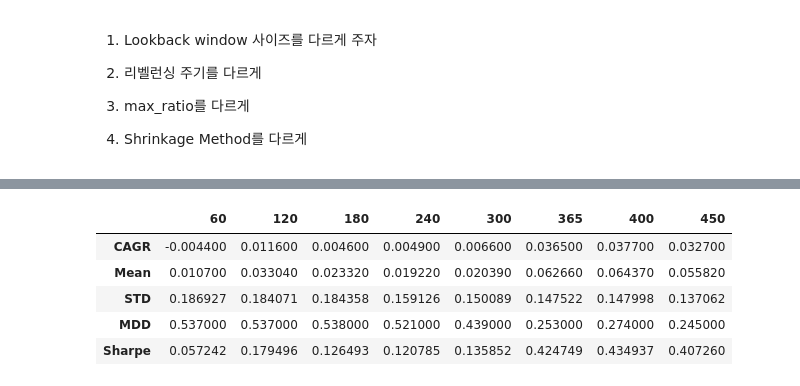
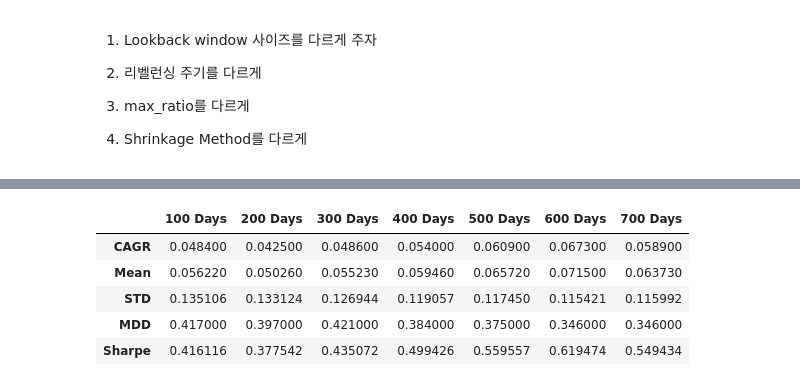
Before and after one commit to Je-Hyeon/Portfolio-Optimization-2023-FR-Project-, a Jupyter notebook: optimize_pf_etf.ipynb, the cells around one changed output, grey strips where cells are left out. Cells and saved outputs as stored; diff of their text form; code cells hidden in the pictures.

```diff
--- a/optimize_pf_etf.ipynb
+++ b/optimize_pf_etf.ipynb
@@ -40,6 +48,7 @@ rtn
 # %%
 # Ray를 사용하기 위해 Ray데이터 생성
-rtn_ray = ray.put(rtn)
+#rtn_ray = ray.put(rtn)
+rtn_ray = ray.put(rtn_drop)
 # %%
 # S&P500 마켓 데이터 (결과 비교를 위해)
 spx = pd.read_csv("Data/spx_hist.csv",
@@ -55,8 +64,9 @@ problem = [pd.Timestamp('2021-07-03 00:00:00'),
 
 spx = spx.drop(problem)
 # %%
-look_back_list = [60, 120, 180, 240, 300, 365, 400, 450]
-look_back_list2 = [90, 110, 130, 150, 170]
-args_lst = [0.1, 1, 3, 5, 10, 20]
+look_back_list = [100, 200, 300, 400, 500, 600, 700]
+#look_back_list2 = [90, 110, 130, 150, 170]
+#args_lst = [0.1, 1, 3, 5, 10, 20]
+l_list = [0, 0.05, 0.1]
 # %%
 for_loop = look_back_list
@@ -67,12 +81,12 @@ futures = [run_optimizer.remote(obj_function=obj_sharpe,
                                 spx_mask="None",
                                 start_year="2008",
                                 end_year="2023",
-                                rebalancing="Q",
+                                rebalancing="M",
                                 look_back_size=arg,
-                                max_ratio=1,
-                                min_ratio=0.05,
+                                max_ratio=0.3,
+                                min_ratio=0,
                                 shrinkage_method="None",
-                                arg=0.5)  for arg in for_loop]
+                                arg=0.5)  for arg in look_back_list]
 result = ray.get(futures)
 # %%
 result_dict = {}
@@ -80,7 +94,7 @@ weight_dict = {}
 
 for i, arg in enumerate(for_loop):
     rt, weig = simulate_strategy(result[i], rtn, fee_rate=0.0015)
-    result_dict[f"Minimun Variance Portfolio / Look Back {arg} days"] = rt
+    result_dict[f"{arg} Days"] = rt
     weight_dict[str(arg)] = weig
 # %%
 draw_return_result(result_dict,
@@ -91,13 +105,13 @@ draw_return_result(result_dict,
 # %%
 stats = print_statistics(result_dict)
-stats.columns = [f"{day}" for day in for_loop]
+stats.columns = [f"{day} Days" for day in for_loop]
 stats
 # %% [output]
-|  | 60 | 120 | 180 | 240 | 300 | 365 | 400 | 450 |
-| CAGR | -0.004400 | 0.011600 | 0.004600 | 0.004900 | 0.006600 | 0.036500 | 0.037700 | 0.032700 |
-| Mean | 0.010700 | 0.033040 | 0.023320 | 0.019220 | 0.020390 | 0.062660 | 0.064370 | 0.055820 |
-| STD | 0.186927 | 0.184071 | 0.184358 | 0.159126 | 0.150089 | 0.147522 | 0.147998 | 0.137062 |
-| MDD | 0.537000 | 0.537000 | 0.538000 | 0.521000 | 0.439000 | 0.253000 | 0.274000 | 0.245000 |
-| Sharpe | 0.057242 | 0.179496 | 0.126493 | 0.120785 | 0.135852 | 0.424749 | 0.434937 | 0.407260 |
+|  | 100 Days | 200 Days | 300 Days | 400 Days | 500 Days | 600 Days | 700 Days |
+| CAGR | 0.048400 | 0.042500 | 0.048600 | 0.054000 | 0.060900 | 0.067300 | 0.058900 |
+| Mean | 0.056220 | 0.050260 | 0.055230 | 0.059460 | 0.065720 | 0.071500 | 0.063730 |
+| STD | 0.135106 | 0.133124 | 0.126944 | 0.119057 | 0.117450 | 0.115421 | 0.115992 |
+| MDD | 0.417000 | 0.397000 | 0.421000 | 0.384000 | 0.375000 | 0.346000 | 0.346000 |
+| Sharpe | 0.416116 | 0.377542 | 0.435072 | 0.499426 | 0.559557 | 0.619474 | 0.549434 |
 # %%
 weight_dict.keys()
```
Also changed, not shown: parts of 11 cells of this notebook, 9 other files.
